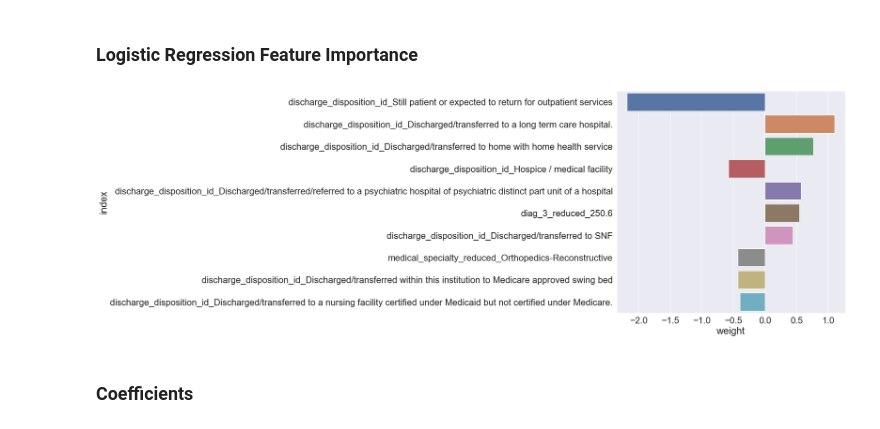
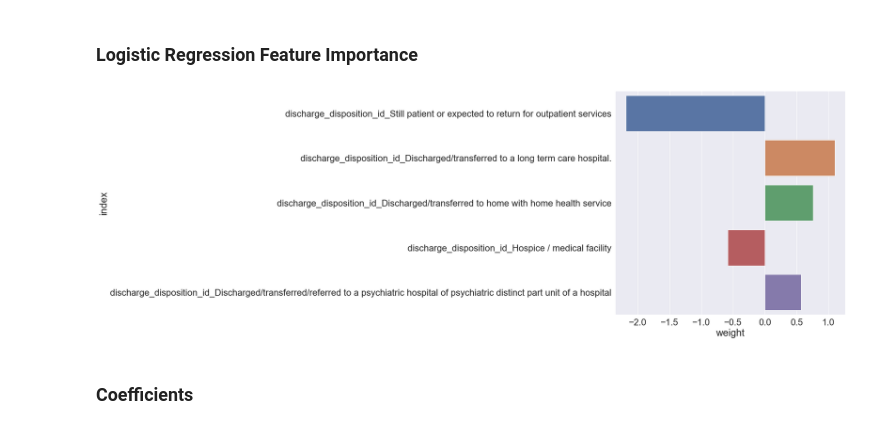
Before and after one commit to JosephLazarus/QTW, a Jupyter notebook: Case Study 2/CaseStudy2_Final.ipynb, the cells around one changed output. Saved outputs shown, nothing was run; the diff lists cells and outputs as text; code cells hidden in the pictures.

```diff
--- a/Case Study 2/CaseStudy2_Final.ipynb
+++ b/Case Study 2/CaseStudy2_Final.ipynb
@@ -500,15 +500,15 @@ plt.legend(bbox_to_anchor=(1.04,0.5), loc="center left", borderaxespad=0)
 # %%
 weights = best_model.coef_.T # take transpose to make a column vector
 variable_names = X_validate.columns
 
 coefficients = pd.DataFrame(weights,variable_names)
 coefficients = coefficients.rename(columns={coefficients.columns[0]: 'weight'})
 coefficients = coefficients.sort_values(by='weight', key=abs, ascending=False)
 coefficients.reset_index(level=0, inplace=True)
 
-ax = sns.barplot(y="index", x="weight", data=coefficients.head(10))
+ax = sns.barplot(y="index", x="weight", data=coefficients.head(5))
 # %% [output]
-[figure, old version]
+[figure, new version]
 # %% [markdown]
 ### Coefficients
 # %%
```
Also changed, not shown: parts of 2 cells of this notebook.
